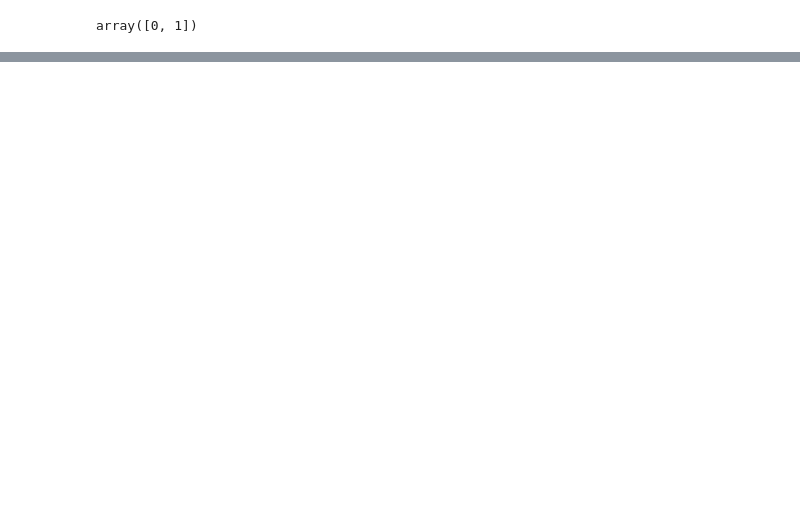
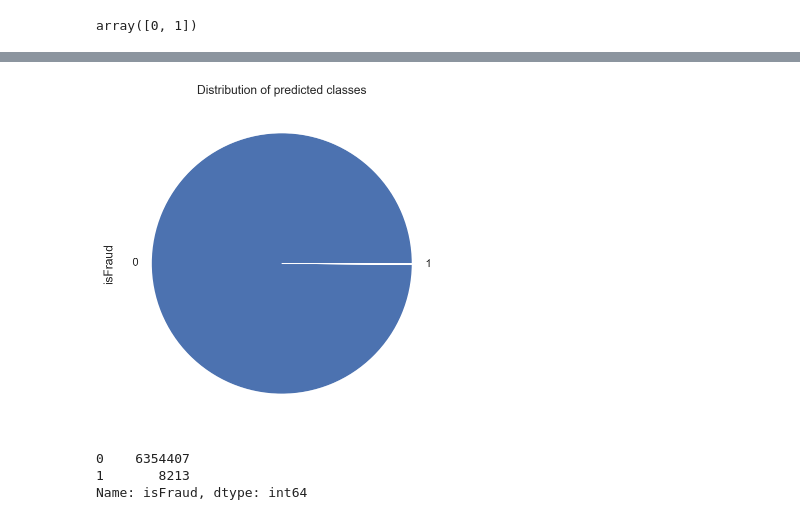
Before and after one commit to gamingflexer/detect-bank-frauds, a Jupyter notebook: basic.ipynb, the cells around one changed output, grey strips where cells are left out. Cells and saved outputs as stored; diff of their text form; code cells hidden in the pictures; blank space fills up the shorter version.

```diff
--- a/basic.ipynb
+++ b/basic.ipynb
@@ -13,0 +50,8 @@ array([0, 1])
+# %%
+#sea born config
+
+sns.set(style="whitegrid")
+
+plt.rcParams['figure.figsize'] = (10, 6)
+%config InlineBackend.figure_format='retina'
+plt.rcParams.update({'font.size': 15})
@@ -13,0 +78,12 @@ array([0, 1])
+# %%
+data.isFraud.value_counts().plot(kind='pie', title='Distribution of predicted classes');
+# %% [output]
+[figure, added]
+# %%
+data.isFraud.value_counts()
+#No
+#Yes
+# %% [output]
+0    6354407
+1       8213
+Name: isFraud, dtype: int64
```
Also changed, not shown: parts of 14 cells of this notebook.
